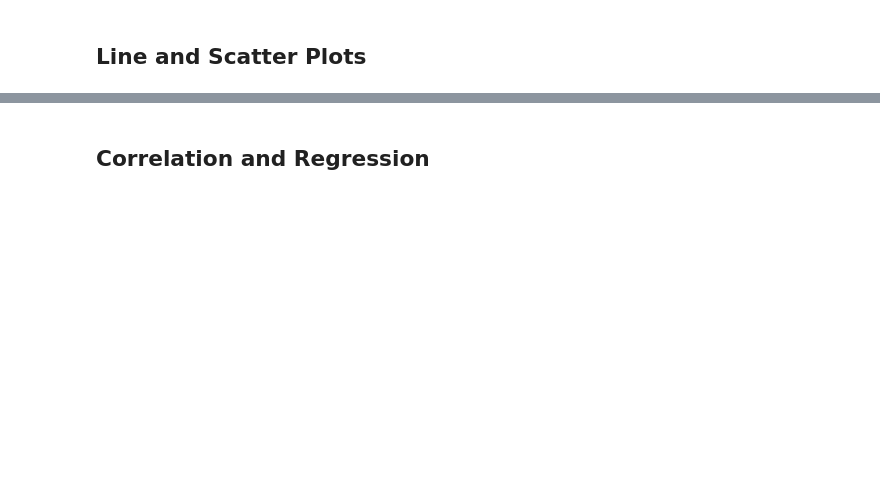
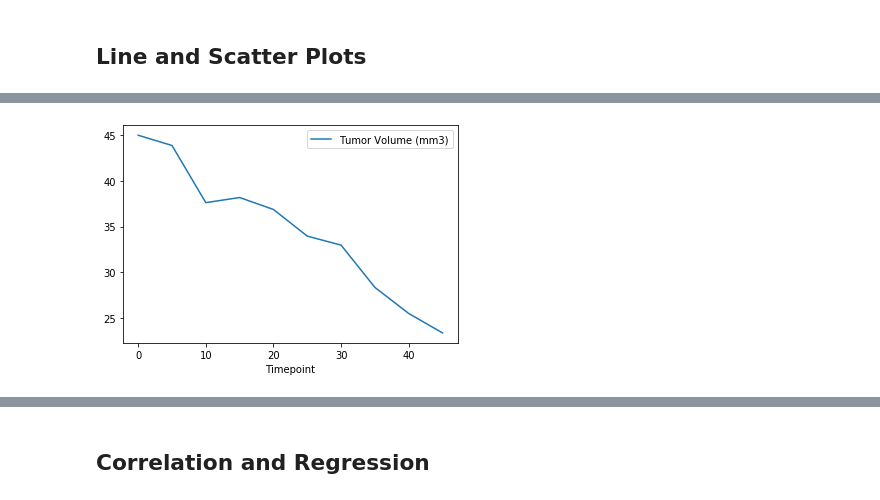
Before and after one commit to gamem001/Matplotlib, a Jupyter notebook: pymaceuticals_starter-Copy.ipynb, the cells around one changed output, grey strips where cells are left out. Saved outputs shown, nothing was run; the diff lists cells and outputs as text; code cells hidden in the pictures; blank space fills up the shorter version.

```diff
--- a/pymaceuticals_starter-Copy.ipynb
+++ b/pymaceuticals_starter-Copy.ipynb
@@ -277,3 +280,11 @@ ValueError: Cannot index with multidimensional key
 ## Line and Scatter Plots
 # %%
 # Generate a line plot of time point versus tumor volume for a mouse treated with Capomulin
+capomulin_mouse = clean_data_df.loc[clean_data_df["Drug Regimen"] == 'Capomulin']
+# capomulin_mouse.head()
+
+mouse_id = clean_data_df[clean_data_df["Mouse ID"] == 's185']
+mouse_id
+
+line_data = mouse_id.loc[:, ['Timepoint', 'Tumor Volume (mm3)']]
+line_data
@@ -280,2 +303,8 @@ ValueError: Cannot index with multidimensional key
+# %%
+#created line graph using mouse s185
+line_data = line_data.plot(x ='Timepoint', y='Tumor Volume (mm3)', kind = 'line')
+plt.show()
+# %% [output]
+[figure, added]
 # %%
 # Generate a scatter plot of mouse weight versus average tumor volume for the Capomulin regimen
```
Also changed, not shown: parts of 12 cells of this notebook, 1 other file.
